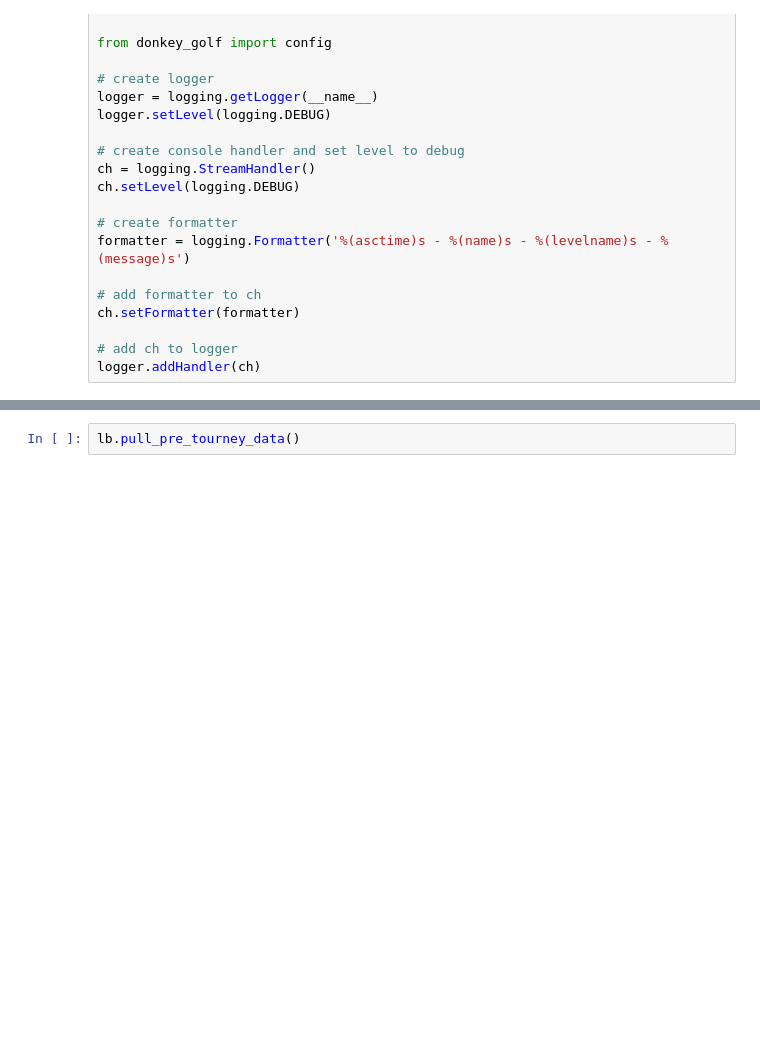
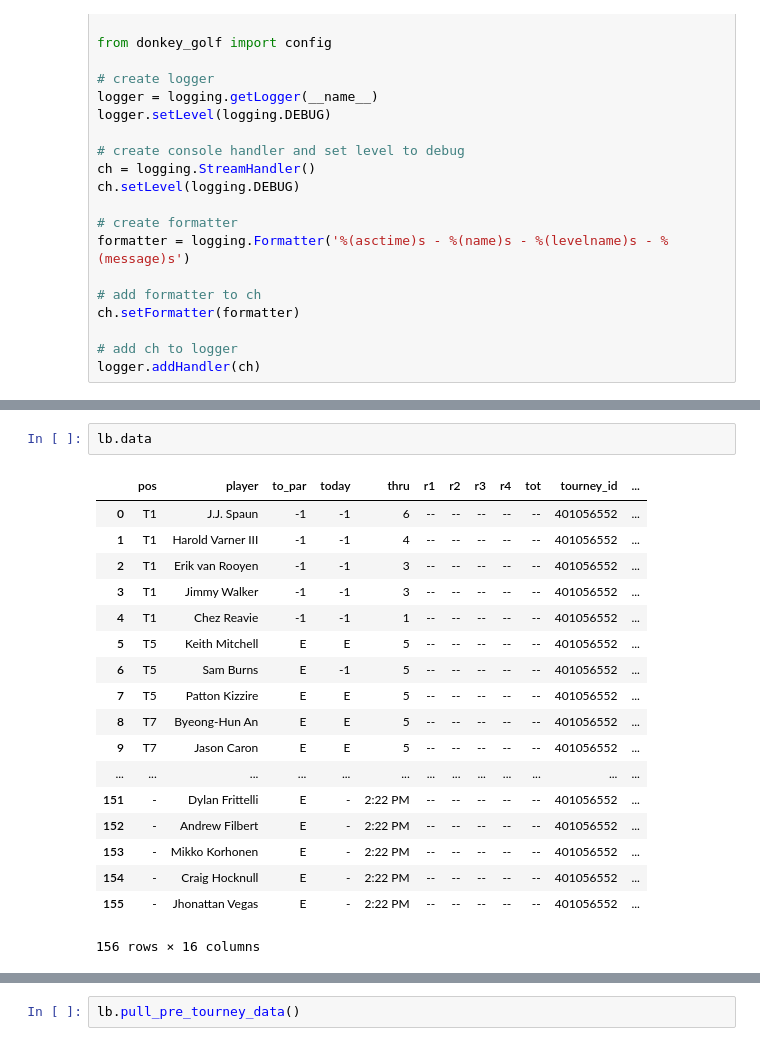
Before and after one commit to jbarton311/donkey_golf, a Jupyter notebook: jupyter_notebooks/class_testing.ipynb, the cells around one changed output, grey strips where cells are left out. Drawn from its saved outputs; the diff is of its cells as text; blank space fills up the shorter version.

```diff
--- a/jupyter_notebooks/class_testing.ipynb
+++ b/jupyter_notebooks/class_testing.ipynb
@@ -68,0 +61,21 @@ lb.run()
+# %%
+lb.data
+# %% [output]
+|  | pos | player | to_par | today | thru | r1 | r2 | r3 | r4 | tot | tourney_id | ... |
+| 0 | T1 | J.J. Spaun | -1 | -1 | 6 | -- | -- | -- | -- | -- | 401056552 | ... |
+| 1 | T1 | Harold Varner III | -1 | -1 | 4 | -- | -- | -- | -- | -- | 401056552 | ... |
+| 2 | T1 | Erik van Rooyen | -1 | -1 | 3 | -- | -- | -- | -- | -- | 401056552 | ... |
+| 3 | T1 | Jimmy Walker | -1 | -1 | 3 | -- | -- | -- | -- | -- | 401056552 | ... |
+| 4 | T1 | Chez Reavie | -1 | -1 | 1 | -- | -- | -- | -- | -- | 401056552 | ... |
+| 5 | T5 | Keith Mitchell | E | E | 5 | -- | -- | -- | -- | -- | 401056552 | ... |
+| 6 | T5 | Sam Burns | E | -1 | 5 | -- | -- | -- | -- | -- | 401056552 | ... |
+| 7 | T5 | Patton Kizzire | E | E | 5 | -- | -- | -- | -- | -- | 401056552 | ... |
+| 8 | T7 | Byeong-Hun An | E | E | 5 | -- | -- | -- | -- | -- | 401056552 | ... |
+| 9 | T7 | Jason Caron | E | E | 5 | -- | -- | -- | -- | -- | 401056552 | ... |
+| ... | ... | ... | ... | ... | ... | ... | ... | ... | ... | ... | ... | ... |
+| 151 | - | Dylan Frittelli | E | - | 2:22 PM | -- | -- | -- | -- | -- | 401056552 | ... |
+| 152 | - | Andrew Filbert | E | - | 2:22 PM | -- | -- | -- | -- | -- | 401056552 | ... |
+| 153 | - | Mikko Korhonen | E | - | 2:22 PM | -- | -- | -- | -- | -- | 401056552 | ... |
+| 154 | - | Craig Hocknull | E | - | 2:22 PM | -- | -- | -- | -- | -- | 401056552 | ... |
+| 155 | - | Jhonattan Vegas | E | - | 2:22 PM | -- | -- | -- | -- | -- | 401056552 | ... |
+156 rows × 16 columns
```
Also changed, not shown: parts of 9 cells of this notebook, 3 other files.
